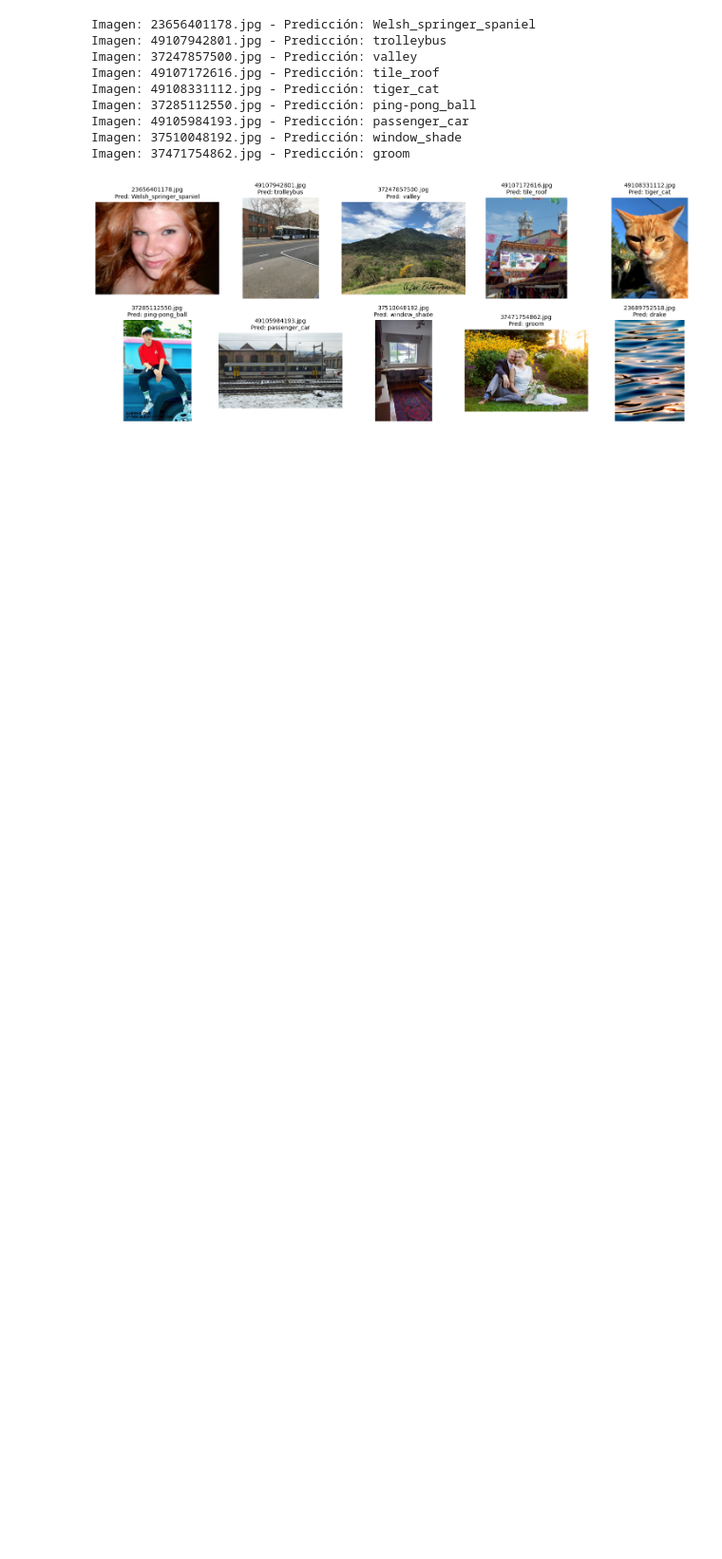
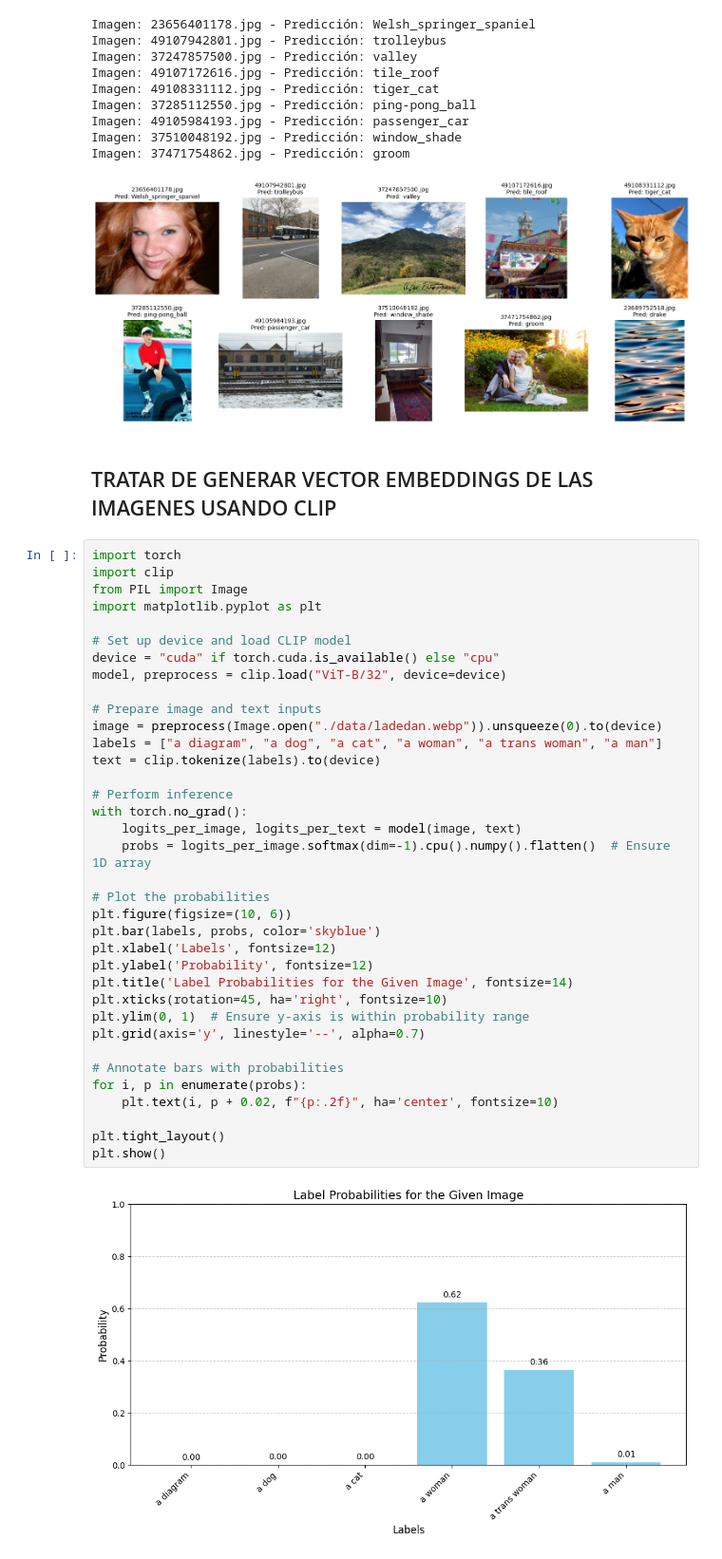
Before and after one commit to DanShlamovitz/Vision_TP_Final, a Jupyter notebook: playground.ipynb, the cells around one changed output. Shown at 95% size. Saved outputs shown, nothing was run; the diff lists cells and outputs as text; blank space fills up the shorter version.

```diff
--- a/playground.ipynb
+++ b/playground.ipynb
@@ -63,3 +63,43 @@ Imagen: 49105984193.jpg - Predicción: passenger_car
 Imagen: 37510048192.jpg - Predicción: window_shade
 Imagen: 37471754862.jpg - Predicción: groom
 [figure]
+# %% [markdown]
+## TRATAR DE GENERAR VECTOR EMBEDDINGS DE LAS IMAGENES USANDO CLIP
+# %%
+import torch
+import clip
+from PIL import Image
+import matplotlib.pyplot as plt
+
+# Set up device and load CLIP model
+device = "cuda" if torch.cuda.is_available() else "cpu"
+model, preprocess = clip.load("ViT-B/32", device=device)
+
+# Prepare image and text inputs
+image = preprocess(Image.open("./data/ladedan.webp")).unsqueeze(0).to(device)
+labels = ["a diagram", "a dog", "a cat", "a woman", "a trans woman", "a man"]
+text = clip.tokenize(labels).to(device)
+
+# Perform inference
+with torch.no_grad():
+    logits_per_image, logits_per_text = model(image, text)
+    probs = logits_per_image.softmax(dim=-1).cpu().numpy().flatten()  # Ensure 1D array
+
+# Plot the probabilities
+plt.figure(figsize=(10, 6))
+plt.bar(labels, probs, color='skyblue')
+plt.xlabel('Labels', fontsize=12)
+plt.ylabel('Probability', fontsize=12)
+plt.title('Label Probabilities for the Given Image', fontsize=14)
+plt.xticks(rotation=45, ha='right', fontsize=10)
+plt.ylim(0, 1)  # Ensure y-axis is within probability range
+plt.grid(axis='y', linestyle='--', alpha=0.7)
+
+# Annotate bars with probabilities
+for i, p in enumerate(probs):
+    plt.text(i, p + 0.02, f"{p:.2f}", ha='center', fontsize=10)
+
+plt.tight_layout()
+plt.show()
+# %% [output]
+[figure, added]
```
Also changed, not shown: parts of 2 cells of this notebook, 1 other file.
